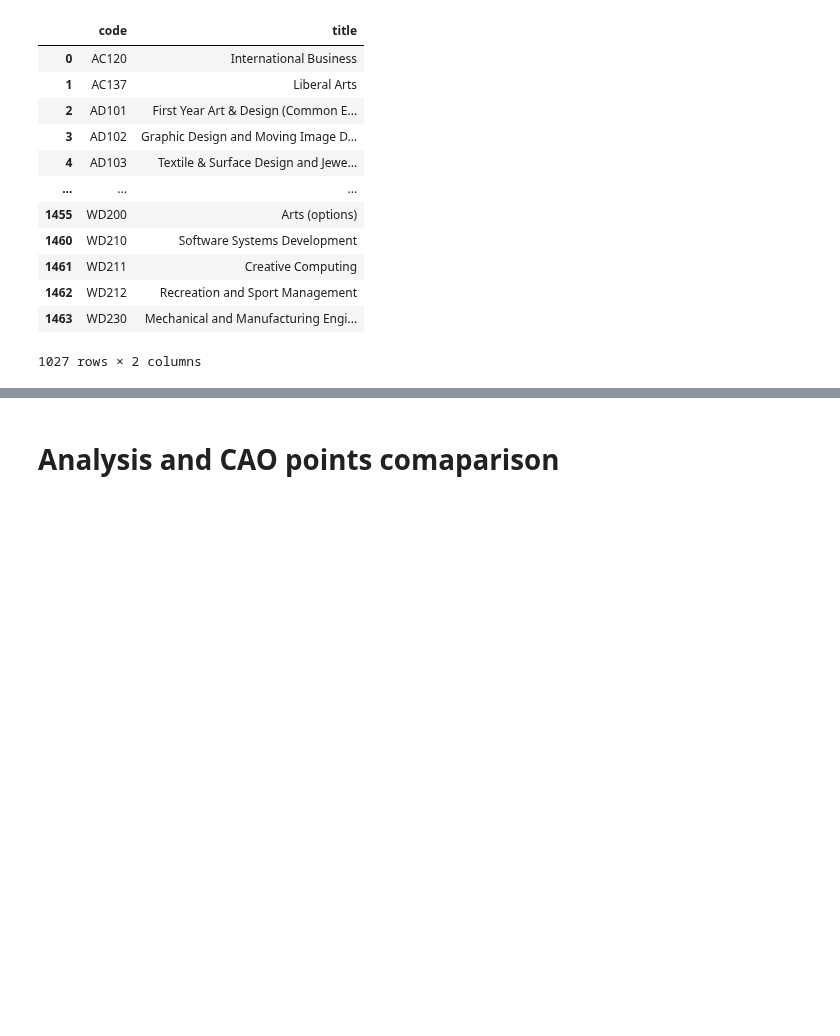
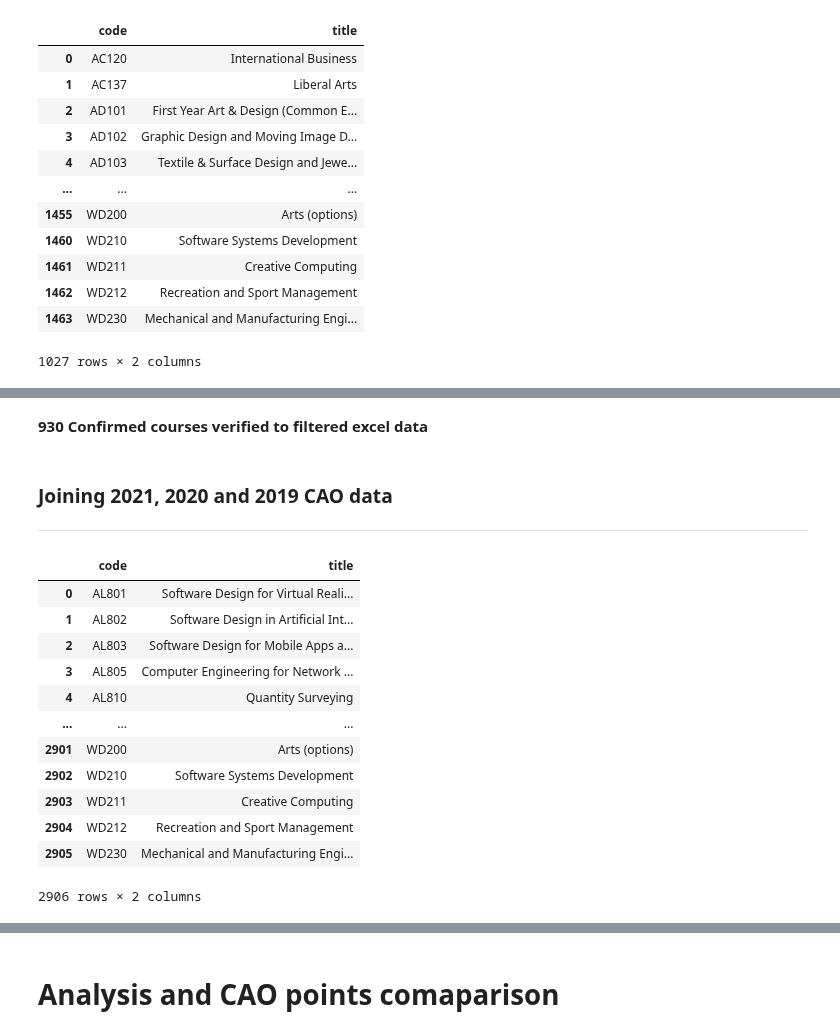
Before and after one commit to Mantvydas-data/FundamentalsofDataAnalysis, a Jupyter notebook: cao.ipynb, the cells around one changed output, grey strips where cells are left out. Cells and saved outputs as stored; diff of their text form; code cells hidden in the pictures; blank space fills up the shorter version.

```diff
--- a/cao.ipynb
+++ b/cao.ipynb
@@ -359,0 +371,23 @@ courses2019
+# %% [markdown]
+**930 Confirmed courses verified to filtered excel data**
+# %% [markdown]
+### Joining 2021, 2020 and 2019 CAO data
+***
+# %%
+# Joining 3 years of CAO data
+allcourses = pd.concat([courses2021, courses2020, courses2019], ignore_index=True)
+allcourses
+# %% [output]
+|  | code | title |
+| 0 | AL801 | Software Design for Virtual Reali... |
+| 1 | AL802 | Software Design in Artificial Int... |
+| 2 | AL803 | Software Design for Mobile Apps a... |
+| 3 | AL805 | Computer Engineering for Network ... |
+| 4 | AL810 | Quantity Surveying |
+| ... | ... | ... |
+| 2901 | WD200 | Arts (options) |
+| 2902 | WD210 | Software Systems Development |
+| 2903 | WD211 | Creative Computing |
+| 2904 | WD212 | Recreation and Sport Management |
+| 2905 | WD230 | Mechanical and Manufacturing Engi... |
+2906 rows × 2 columns
```
Also changed, not shown: parts of 5 cells of this notebook, 8 other files.
